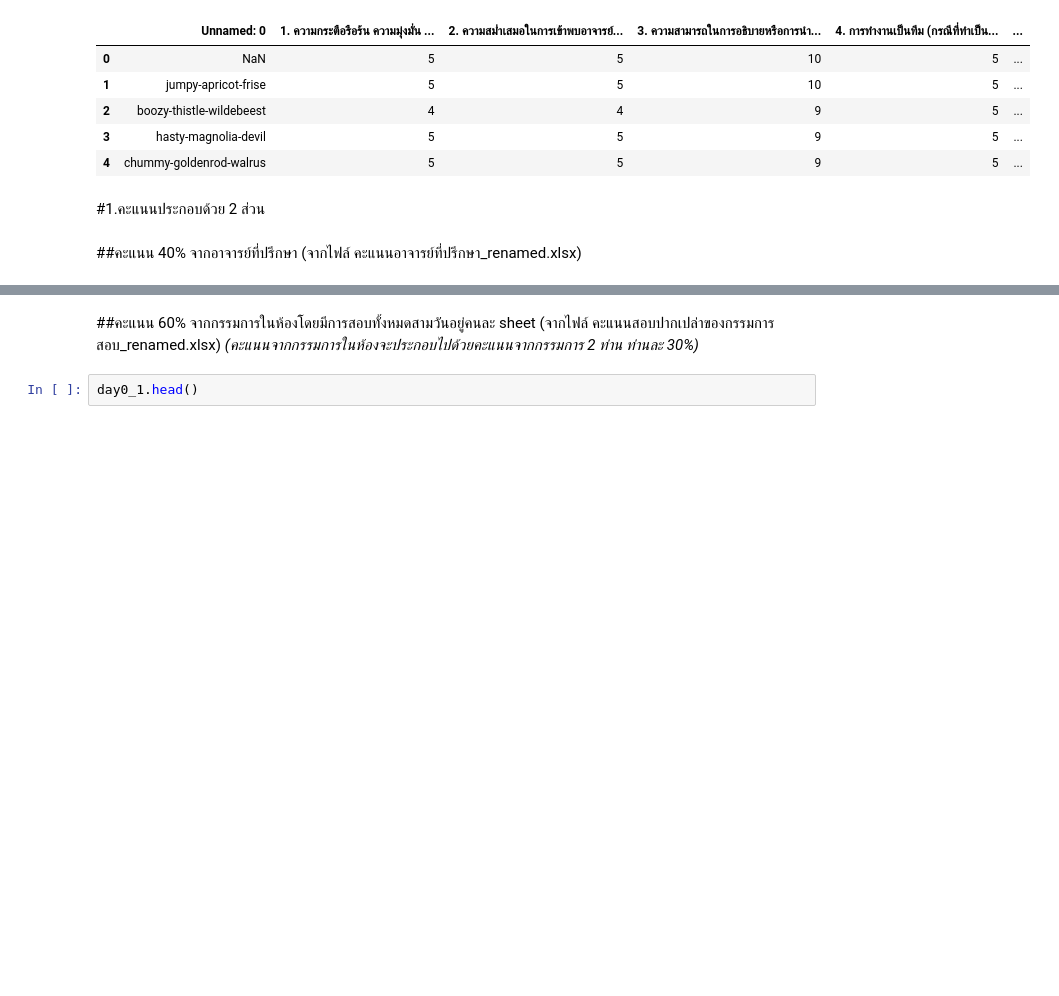
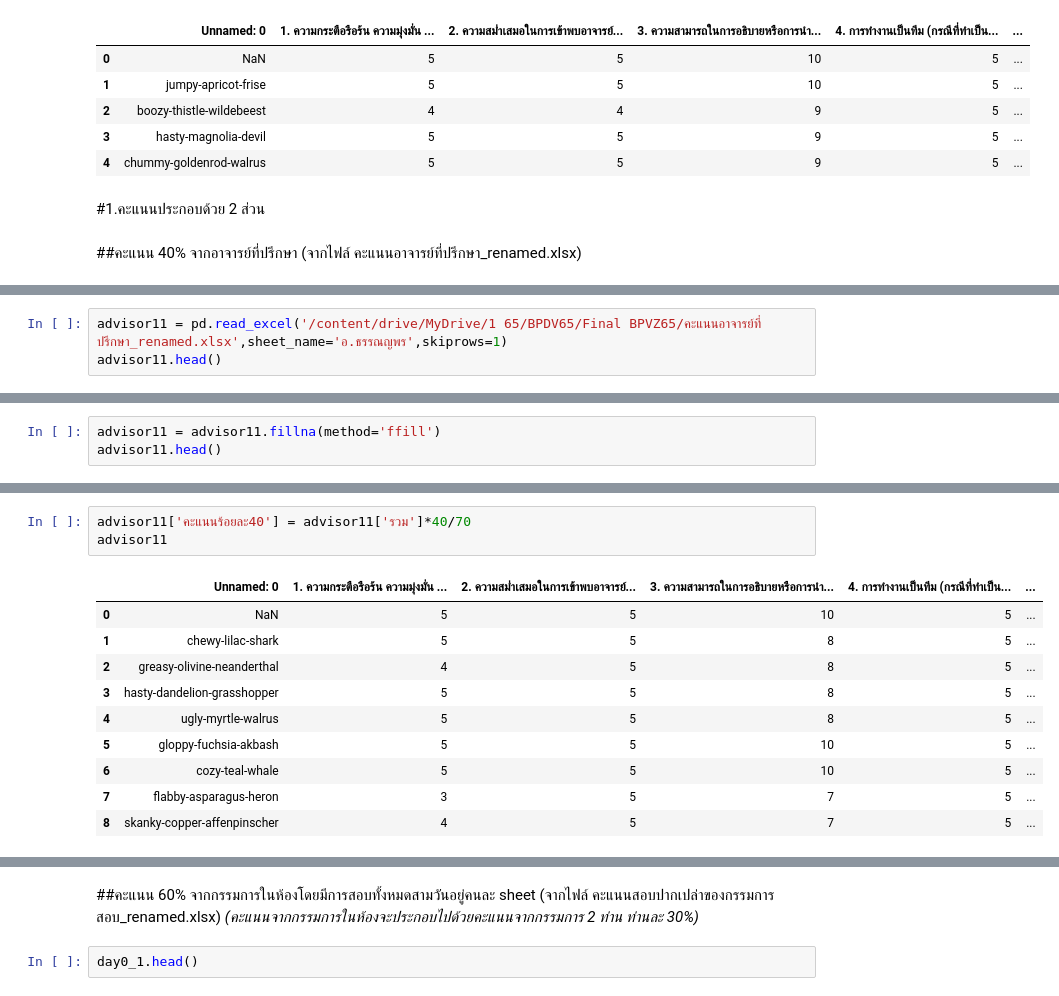
Before and after one commit to 1234567890qqqqqq/BasicProg_DataViz65, a Jupyter notebook: aon1.ipynb, the cells around one changed output, grey strips where cells are left out. Drawn from its saved outputs; the diff is of its cells as text; blank space fills up the shorter version.

```diff
--- a/aon1.ipynb
+++ b/aon1.ipynb
@@ -110,0 +561,3 @@ pp
+# %%
+advisor11 = pd.read_excel('/content/drive/MyDrive/1 65/BPDV65/Final BPVZ65/คะแนนอาจารย์ที่ปรึกษา_renamed.xlsx',sheet_name='อ.ธรรณญพร',skiprows=1)
+advisor11.head()
@@ -110,0 +571,3 @@ pp
+# %%
+advisor11 = advisor11.fillna(method='ffill')
+advisor11.head()
@@ -110,0 +581,14 @@ pp
+# %%
+advisor11['คะแนนร้อยละ40'] = advisor11['รวม']*40/70
+advisor11
+# %% [output]
+|  | Unnamed: 0 | 1. ความกระตือรือร้น ความมุ่งมั่น ... | 2. ความสม่ำเสมอในการเข้าพบอาจารย์... | 3. ความสามารถในการอธิบายหรือการนำ... | 4. การทำงานเป็นทีม (กรณีที่ทำเป็น... | ... |
+| 0 | NaN | 5 | 5 | 10 | 5 | ... |
+| 1 | chewy-lilac-shark | 5 | 5 | 8 | 5 | ... |
+| 2 | greasy-olivine-neanderthal | 4 | 5 | 8 | 5 | ... |
+| 3 | hasty-dandelion-grasshopper | 5 | 5 | 8 | 5 | ... |
+| 4 | ugly-myrtle-walrus | 5 | 5 | 8 | 5 | ... |
+| 5 | gloppy-fuchsia-akbash | 5 | 5 | 10 | 5 | ... |
+| 6 | cozy-teal-whale | 5 | 5 | 10 | 5 | ... |
+| 7 | flabby-asparagus-heron | 3 | 5 | 7 | 5 | ... |
+| 8 | skanky-copper-affenpinscher | 4 | 5 | 7 | 5 | ... |
```
Also changed, not shown: parts of 60 cells of this notebook.
